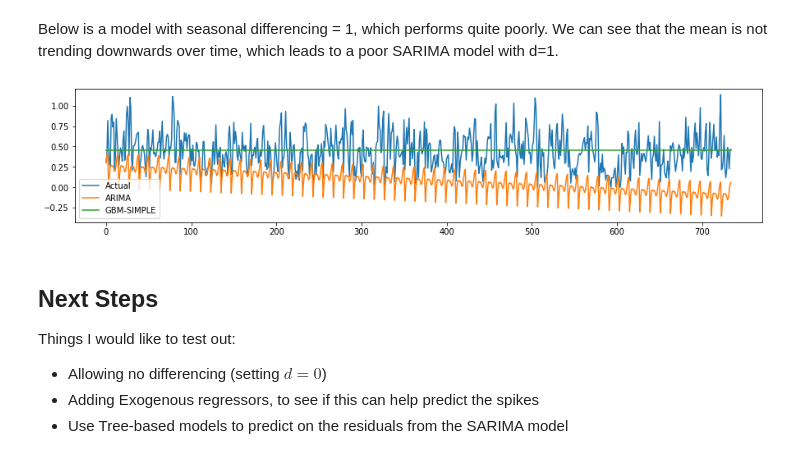
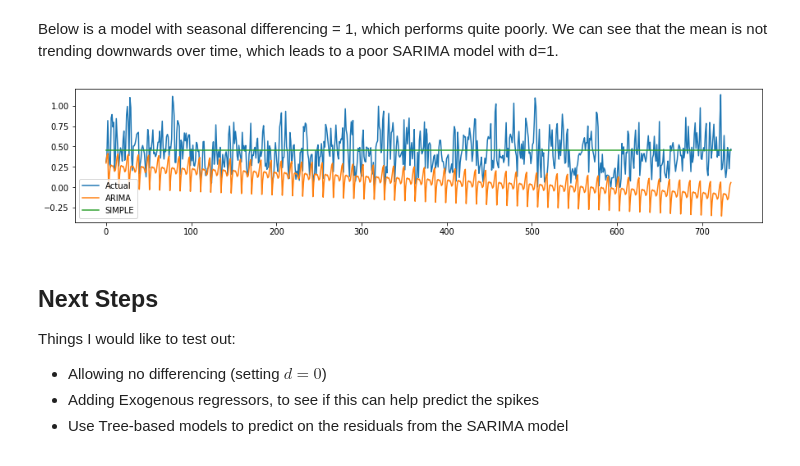
Before and after one commit to mocohen/Capstone-Project-1, a Jupyter notebook: Arima Results.ipynb, the cells around one changed output. Cells and saved outputs as stored; diff of their text form; code cells hidden in the pictures.

```diff
--- a/Arima Results.ipynb
+++ b/Arima Results.ipynb
@@ -287,12 +287,12 @@ Below is a model with seasonal differencing = 1, which performs quite poorly. We
 # %%
 fig, ax = plt.subplots(figsize=(15,3))
 ax.plot(ex_row3.TestVals.values, label='Actual')
 ax.plot(ex_row3.ArimaPreds, label='ARIMA')
-ax.plot(ex_row3.GBMPreds, label='GBM-SIMPLE')
+ax.plot(ex_row3.GBMPreds, label='SIMPLE')
 plt.legend()
 plt.show()
 # %% [output]
-[figure, old version]
+[figure, new version]
 # %% [markdown]
 ## Next Steps
 
```
Also changed, not shown: parts of 6 cells of this notebook.
